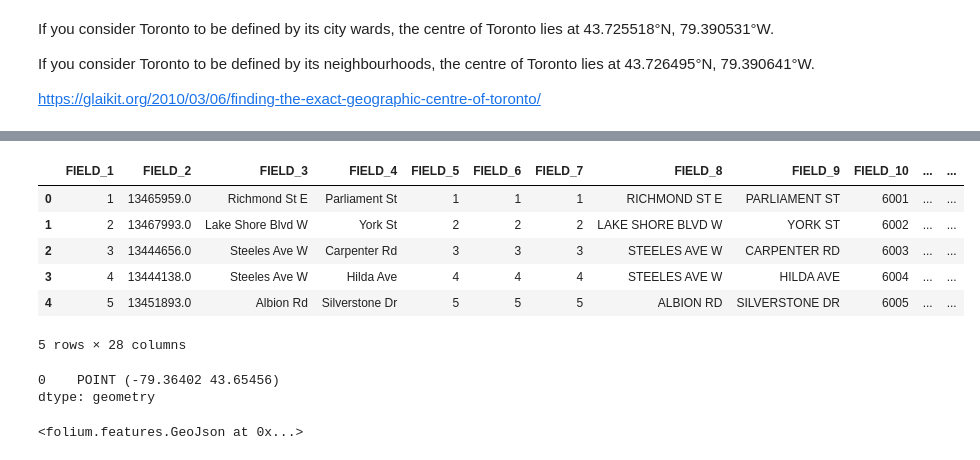
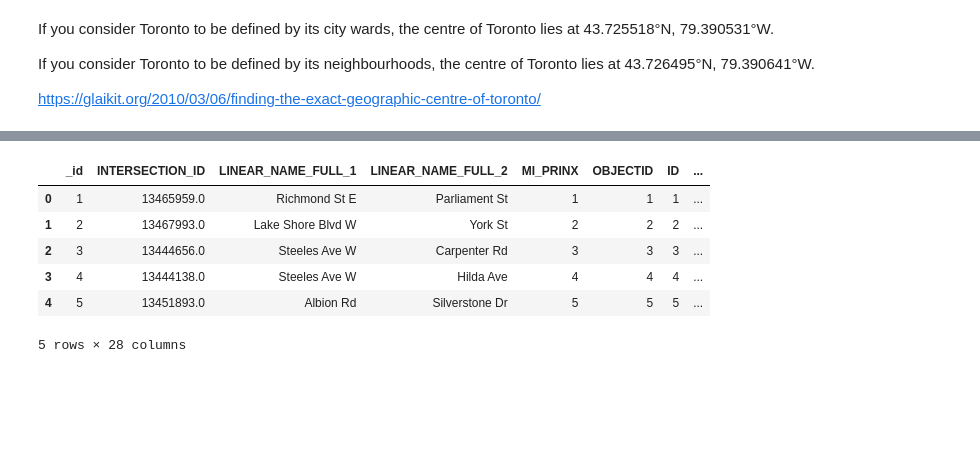
Before and after one commit to Horizon430/Basemap-Visualization, a Jupyter notebook: toronto_base_map.ipynb, the cells around one changed output, grey strips where cells are left out. Cells and saved outputs as stored; diff of their text form; code cells hidden in the pictures; blank space fills up the shorter version.

Commit message:
Check point 1 created
some minor script changes

add geopandas to visualize

add red light camera data for toronto

```diff
--- a/toronto_base_map.ipynb
+++ b/toronto_base_map.ipynb
@@ -29,19 +30,13 @@ toronto_base_map
 # %% [output]
 [interactive output not drawn]
 # %%
-df = gpd.read_file('/Users/deathcruiser/Downloads/Red Light Cameras Data - 4326/Red Light Cameras Data.shp')
-df.head()
+gdf = gpd.read_file('Red Light Cameras Data - 4326.geojson')
+gdf.head()
 # %% [output]
-|  | FIELD_1 | FIELD_2 | FIELD_3 | FIELD_4 | FIELD_5 | FIELD_6 | FIELD_7 | FIELD_8 | FIELD_9 | FIELD_10 | ... | ... |
-| 0 | 1 | 13465959.0 | Richmond St E | Parliament St | 1 | 1 | 1 | RICHMOND ST E | PARLIAMENT ST | 6001 | ... | ... |
-| 1 | 2 | 13467993.0 | Lake Shore Blvd W | York St | 2 | 2 | 2 | LAKE SHORE BLVD W | YORK ST | 6002 | ... | ... |
-| 2 | 3 | 13444656.0 | Steeles Ave W | Carpenter Rd | 3 | 3 | 3 | STEELES AVE W | CARPENTER RD | 6003 | ... | ... |
-| 3 | 4 | 13444138.0 | Steeles Ave W | Hilda Ave | 4 | 4 | 4 | STEELES AVE W | HILDA AVE | 6004 | ... | ... |
-| 4 | 5 | 13451893.0 | Albion Rd | Silverstone Dr | 5 | 5 | 5 | ALBION RD | SILVERSTONE DR | 6005 | ... | ... |
+|  | _id | INTERSECTION_ID | LINEAR_NAME_FULL_1 | LINEAR_NAME_FULL_2 | MI_PRINX | OBJECTID | ID | ... |
+| 0 | 1 | 13465959.0 | Richmond St E | Parliament St | 1 | 1 | 1 | ... |
+| 1 | 2 | 13467993.0 | Lake Shore Blvd W | York St | 2 | 2 | 2 | ... |
+| 2 | 3 | 13444656.0 | Steeles Ave W | Carpenter Rd | 3 | 3 | 3 | ... |
+| 3 | 4 | 13444138.0 | Steeles Ave W | Hilda Ave | 4 | 4 | 4 | ... |
+| 4 | 5 | 13451893.0 | Albion Rd | Silverstone Dr | 5 | 5 | 5 | ... |
 5 rows × 28 columns
-# %%
-geo_j = gpd.GeoSeries(df['geometry'][0]).simplify(tolerance=0.001)
-geo_j
-# %% [output]
-0    POINT (-79.36402 43.65456)
-dtype: geometry
@@ -53,4 +42,0 @@ geo_j = folium.GeoJson(data=geo_j,
-# %%
-geo_j.add_to(toronto_base_map)
-# %% [output]
-<folium.features.GeoJson at 0x...>
```
Also changed, not shown: parts of 10 cells of this notebook, 4 other files.
